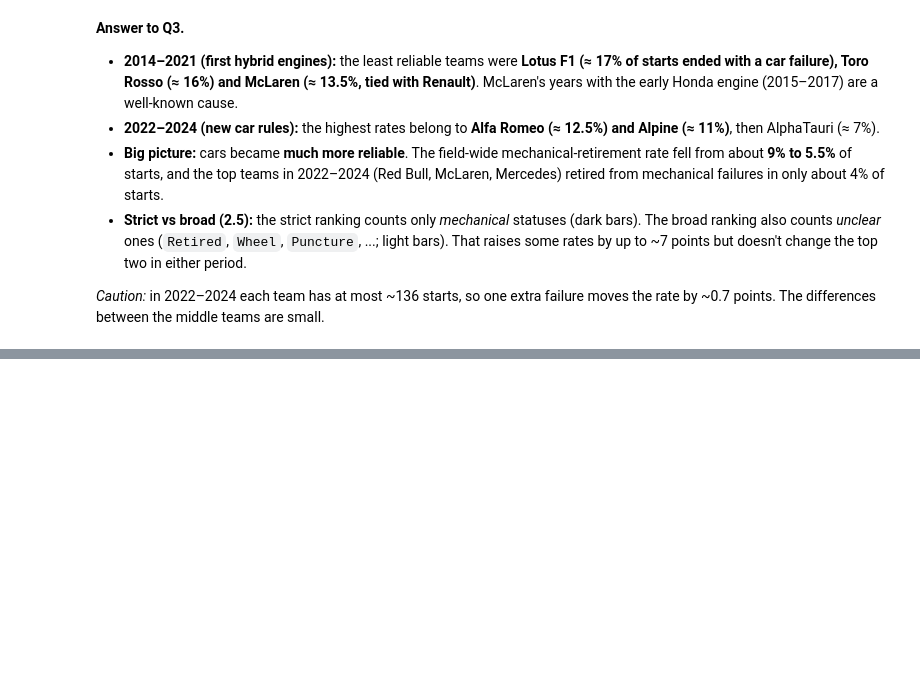
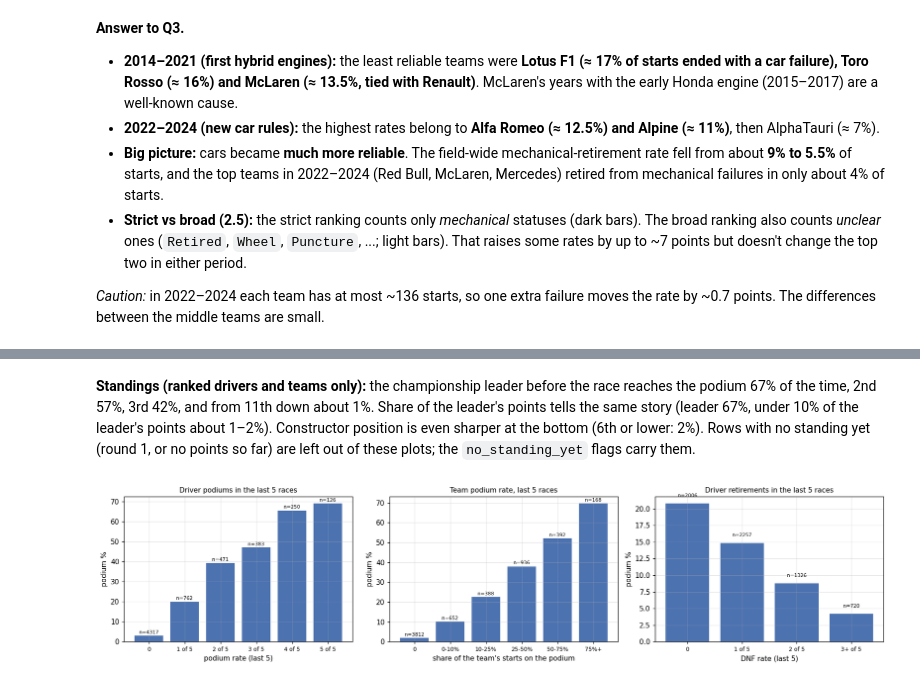
Before and after one commit to Farah-Essam/ACL-2, a Jupyter notebook: f1_podium_prediction.ipynb, the cells around one changed output, grey strips where cells are left out. Cells and saved outputs as stored; diff of their text form; code cells hidden in the pictures; blank space fills up the shorter version.

```diff
--- a/f1_podium_prediction.ipynb
+++ b/f1_podium_prediction.ipynb
@@ -2895,0 +3211,16 @@ plt.show()
+# %% [markdown]
+**Standings (ranked drivers and teams only):** the championship leader before the race reaches the podium 67% of the time, 2nd 57%, 3rd 42%, and from 11th down about 1%. Share of the leader's points tells the same story (leader 67%, under 10% of the leader's points about 1–2%). Constructor position is even sharper at the bottom (6th or lower: 2%). Rows with no standing yet (round 1, or no points so far) are left out of these plots; the `no_standing_yet` flags carry them.
+# %%
+fig, axes = plt.subplots(1, 3, figsize=(16, 3.8))
+rate_plot(axes[0], TRAIN_A, f"drv_podium_rate_{FORM_WINDOW}", bins=[-0.01, 0, 0.2, 0.4, 0.6, 0.8, 1],
+          labels=["0", "1 of 5", "2 of 5", "3 of 5", "4 of 5", "5 of 5"],
+          title="Driver podiums in the last 5 races", xlabel="podium rate (last 5)")
+rate_plot(axes[1], TRAIN_A, f"cons_podium_rate_{FORM_WINDOW}", bins=[-0.01, 0, 0.1, 0.25, 0.5, 0.75, 1],
+          labels=["0", "0-10%", "10-25%", "25-50%", "50-75%", "75%+"],
+          title="Team podium rate, last 5 races", xlabel="share of the team's starts on the podium")
+rate_plot(axes[2], TRAIN_A, f"drv_dnf_rate_{FORM_WINDOW}", bins=[-0.01, 0, 0.2, 0.4, 1],
+          labels=["0", "1 of 5", "2 of 5", "3+ of 5"], title="Driver retirements in the last 5 races", xlabel="DNF rate (last 5)")
+plt.tight_layout()
+plt.show()
+# %% [output]
+[figure, added]
```
Also changed, not shown: parts of 51 cells of this notebook, 2 other files.
